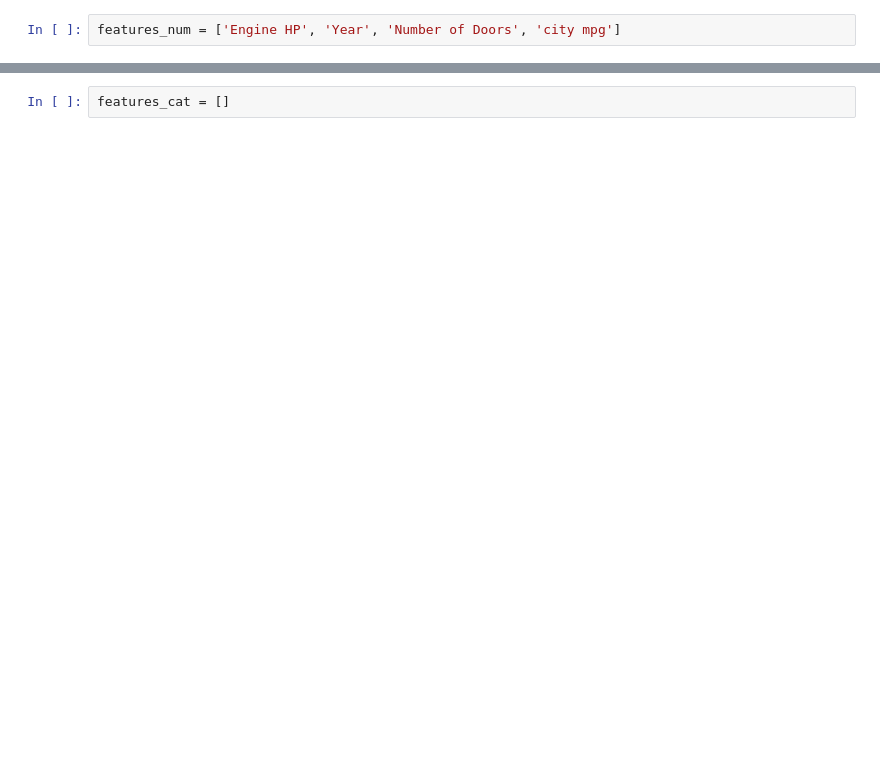
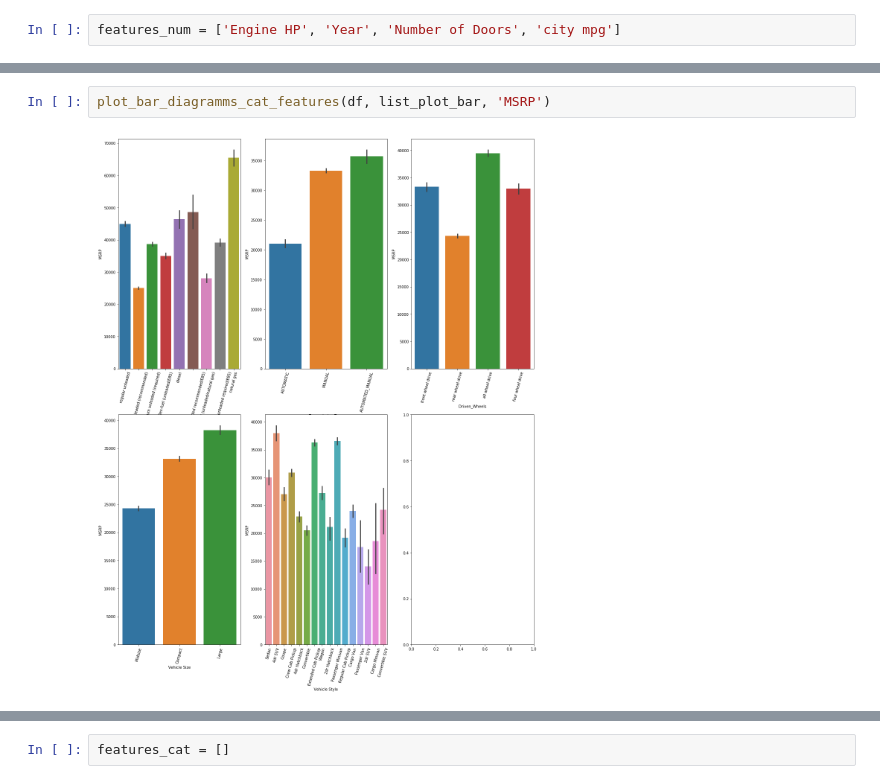
Before and after one commit to taagitacc/car-price-factors, a Jupyter notebook: price_analysis.ipynb, the cells around one changed output, grey strips where cells are left out. Cells and saved outputs as stored; diff of their text form; blank space fills up the shorter version.

```diff
--- a/price_analysis.ipynb
+++ b/price_analysis.ipynb
@@ -313,0 +366,4 @@ features_num = ['Engine HP', 'Year', 'Number of Doors', 'city mpg']
+# %%
+plot_bar_diagramms_cat_features(df, list_plot_bar, 'MSRP')
+# %% [output]
+[figure, added]
```
Also changed, not shown: parts of 24 cells of this notebook.
